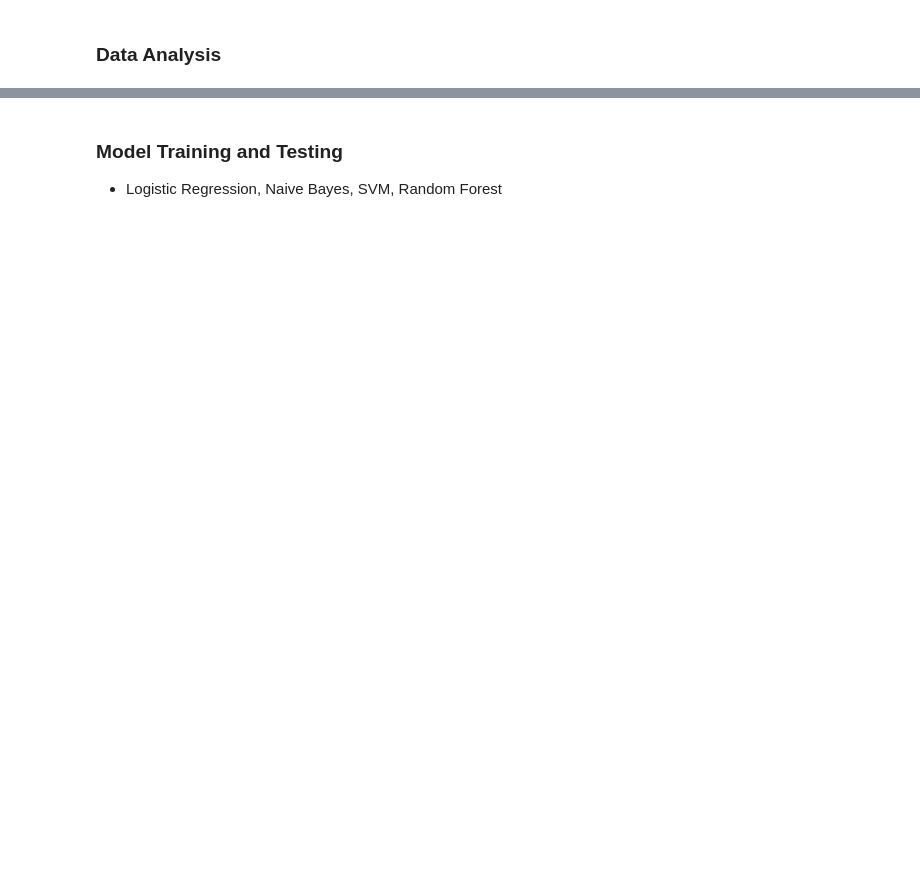
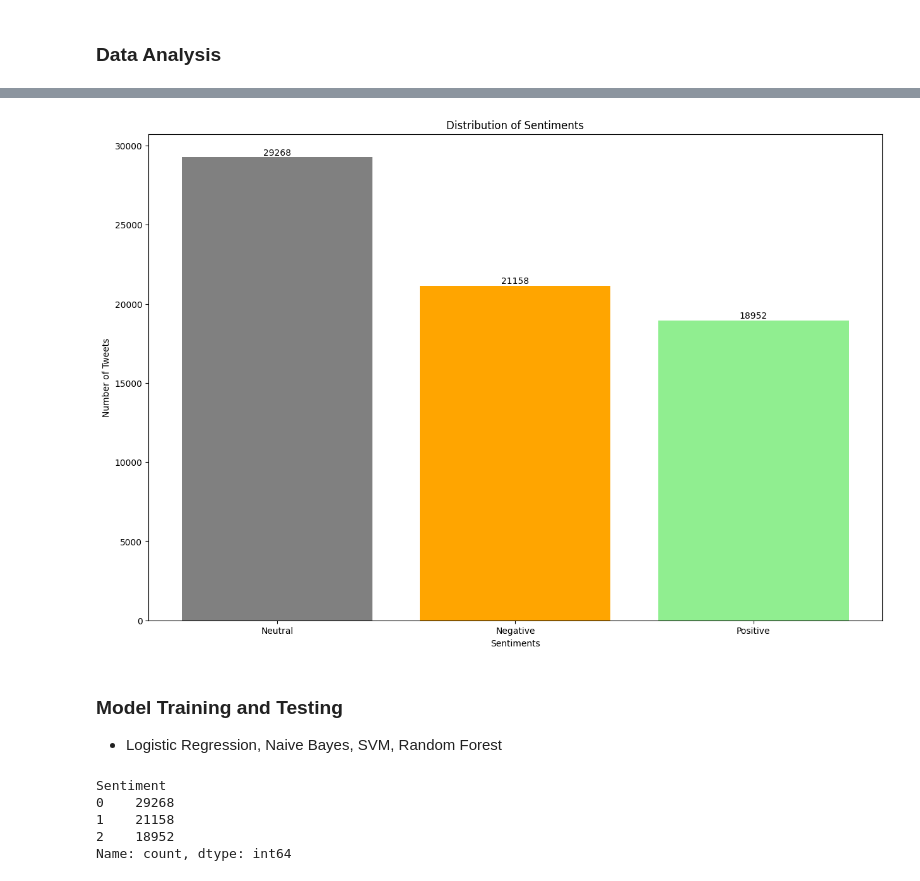
Before and after one commit to Willnguyen02/PHYS-243-Final-Project, a Jupyter notebook: PHYS_243_Final.ipynb, the cells around one changed output, grey strips where cells are left out. Drawn from its saved outputs; the diff is of its cells as text; code cells hidden in the pictures; blank space fills up the shorter version.

```diff
--- a/PHYS_243_Final.ipynb
+++ b/PHYS_243_Final.ipynb
@@ -359,0 +390,4 @@ test_df.head()
+# %%
+# Remove NA values from the training dataset
+train_df.dropna(inplace=True)
+train_df.isna().sum()
@@ -374,4 +421,27 @@ Positive    19810
 Name: count, dtype: int64
+# %%
+# Barplot showing the distribution of Sentiments
+plt.figure(figsize=(15, 10))
+barplot = plt.bar(train_df['Sentiment'].value_counts().index, train_df['Sentiment'].value_counts().values, color=['grey', 'orange', 'lightgreen'])
+
+plt.title("Distribution of Sentiments")
+plt.xlabel("Sentiments")
+plt.ylabel("Number of Tweets")
+plt.bar_label(barplot, label_type='edge')
+plt.show()
+# %% [output]
+[figure, added]
 # %% [markdown]
 ### Model Training and Testing
 - Logistic Regression, Naive Bayes, SVM, Random Forest
+# %%
+# Replace Sentiment values with numerical values
+train_df["Sentiment"].replace({"Neutral": 0, "Negative": 1, "Positive": 2}, inplace=True)
+test_df["Sentiment"].replace({"Neutral": 0, "Negative": 1, "Positive": 2}, inplace=True)
+train_df["Sentiment"].value_counts()
+# %% [output]
+Sentiment
+0    29268
+1    21158
+2    18952
+Name: count, dtype: int64
```
Also changed, not shown: parts of 16 cells of this notebook.
